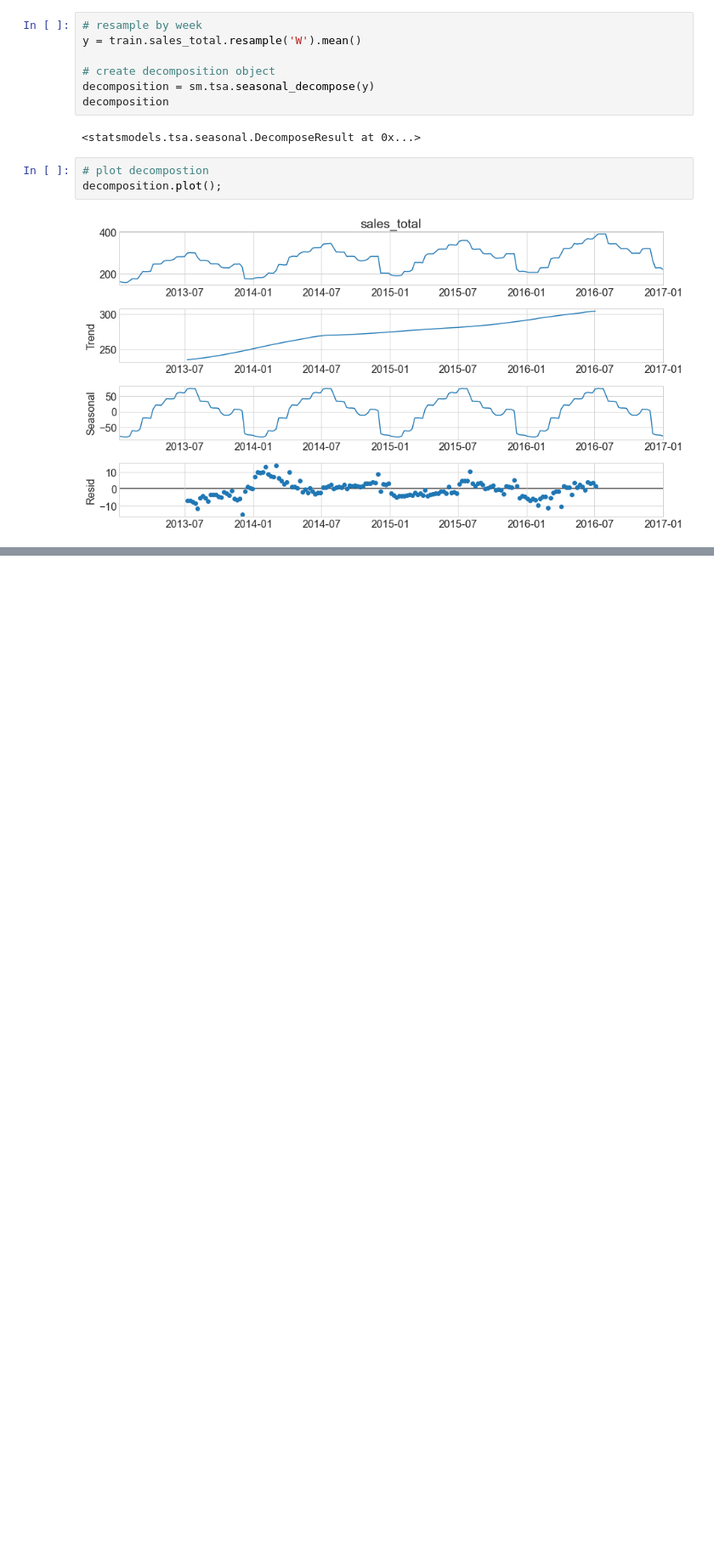
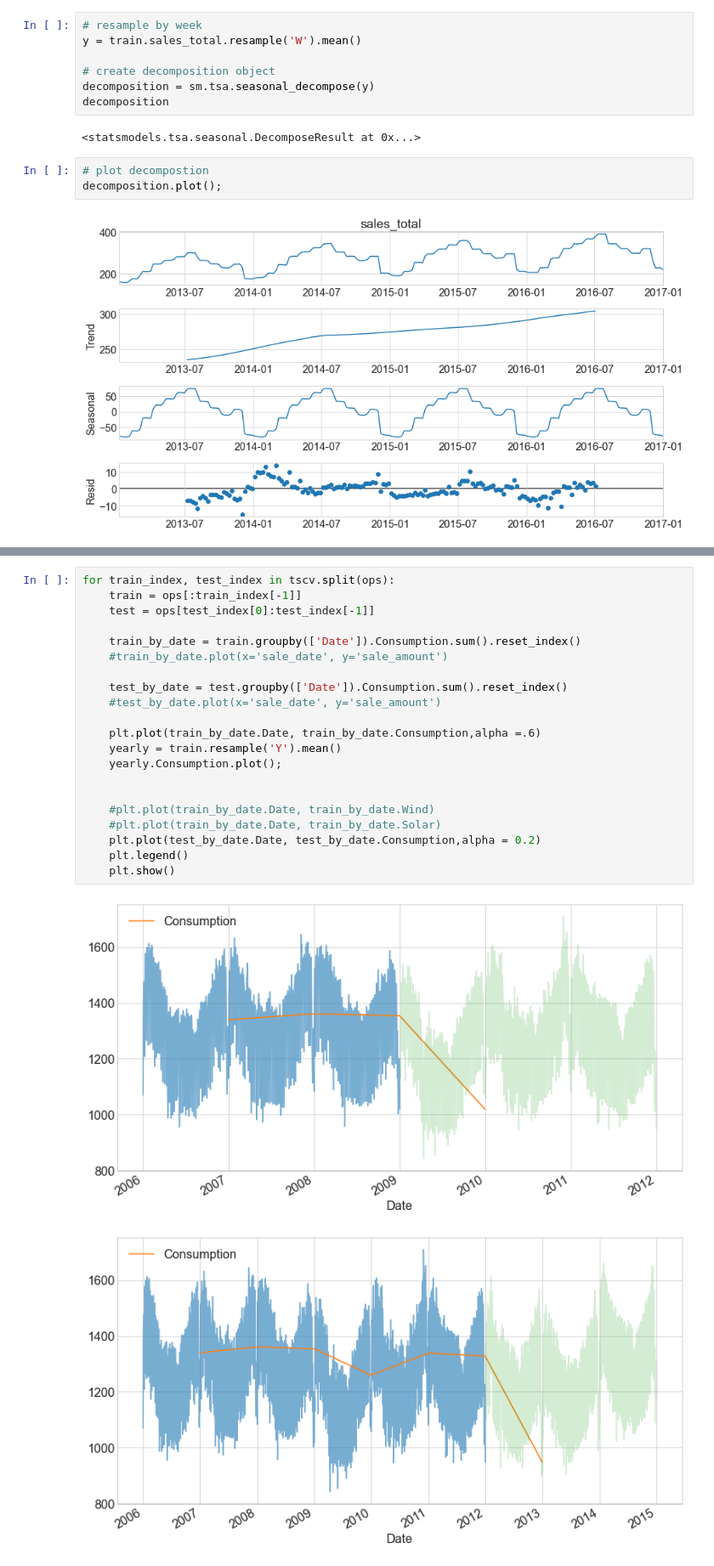
Before and after one commit to Yvette-Ibarra/time-series-exercises, a Jupyter notebook: explore.ipynb, the cells around one changed output, grey strips where cells are left out. Shown at 85% size. Cells and saved outputs as stored; diff of their text form; blank space fills up the shorter version.

```diff
--- a/explore.ipynb
+++ b/explore.ipynb
@@ -440,0 +466,24 @@ yearly.Consumption.plot();
+# %%
+for train_index, test_index in tscv.split(ops):
+    train = ops[:train_index[-1]]
+    test = ops[test_index[0]:test_index[-1]]
+
+    train_by_date = train.groupby(['Date']).Consumption.sum().reset_index()
+    #train_by_date.plot(x='sale_date', y='sale_amount')
+
+    test_by_date = test.groupby(['Date']).Consumption.sum().reset_index()
+    #test_by_date.plot(x='sale_date', y='sale_amount')
+
+    plt.plot(train_by_date.Date, train_by_date.Consumption,alpha =.6)
+    yearly = train.resample('Y').mean()
+    yearly.Consumption.plot();
+
+
+    #plt.plot(train_by_date.Date, train_by_date.Wind)
+    #plt.plot(train_by_date.Date, train_by_date.Solar)
+    plt.plot(test_by_date.Date, test_by_date.Consumption,alpha = 0.2)
+    plt.legend()
+    plt.show()
+# %% [output]
+[figure, added]
+[figure, added]
```
Also changed, not shown: parts of 80 cells of this notebook.
